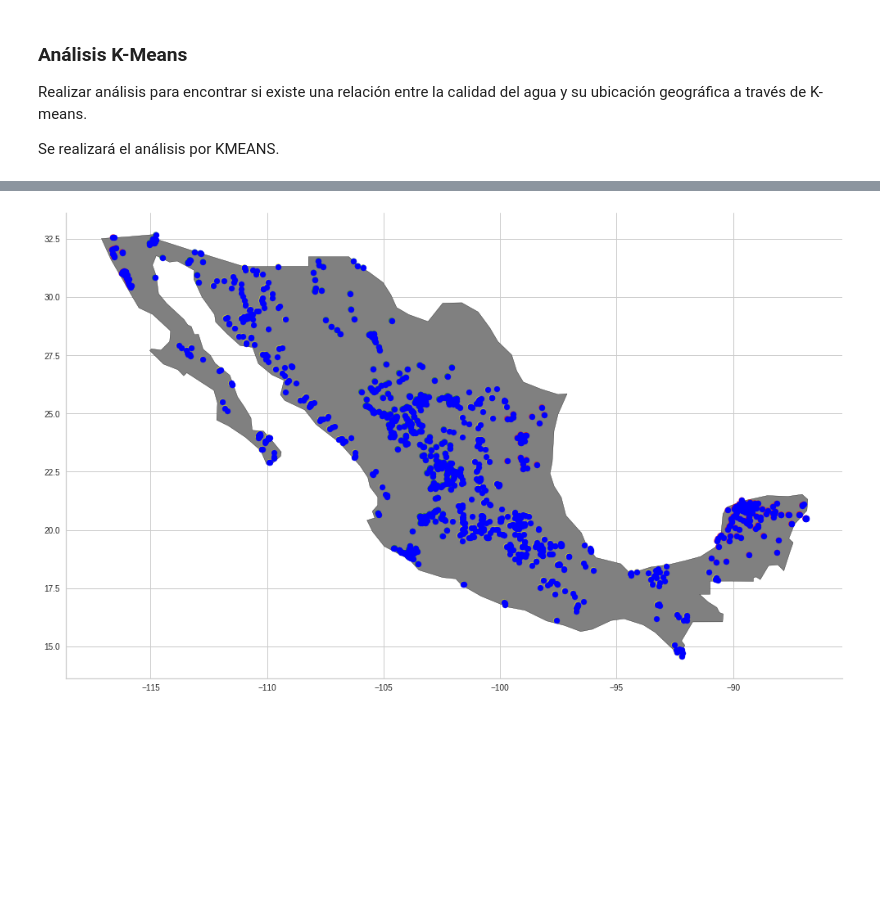
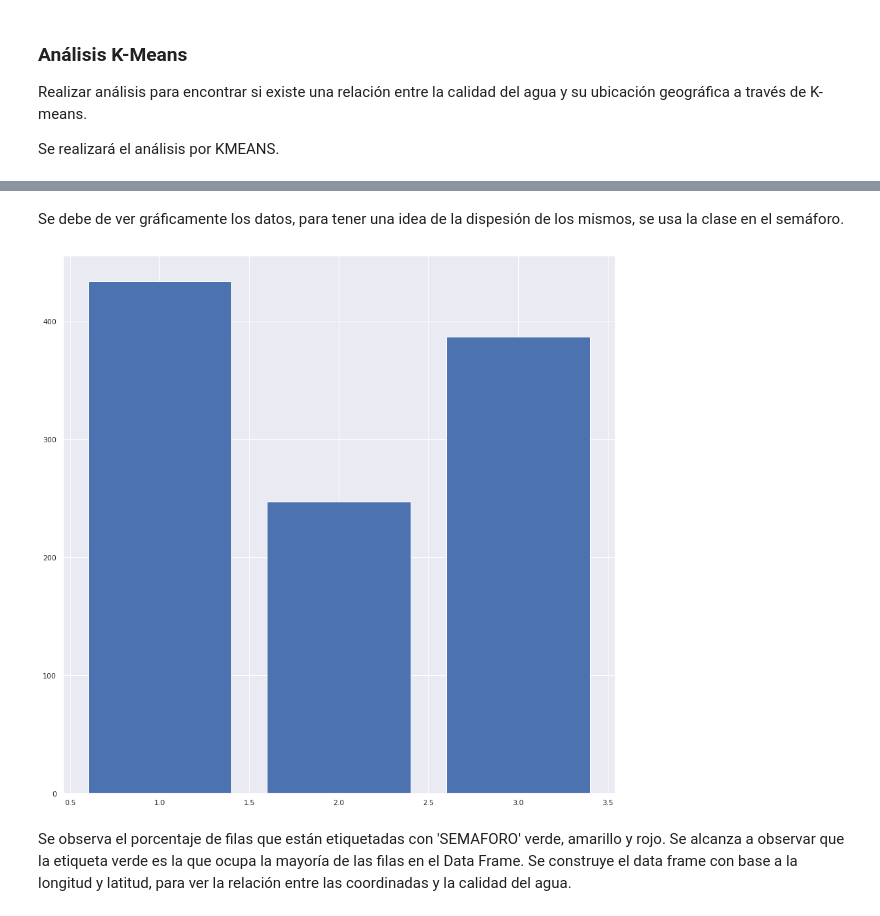
Before and after one commit to PosgradoMNA/actividades-del-projecto-equipo70, a Jupyter notebook: RetoFinal/Entrega1/Reto_Entrega1_Limpieza_análisis_visualización_kmeans.ipynb, the cells around one changed output, grey strips where cells are left out. Drawn from its saved outputs; the diff is of its cells as text; code cells hidden in the pictures; blank space fills up the shorter version.

```diff
--- a/RetoFinal/Entrega1/Reto_Entrega1_Limpieza_análisis_visualización_kmeans.ipynb
+++ b/RetoFinal/Entrega1/Reto_Entrega1_Limpieza_análisis_visualización_kmeans.ipynb
@@ -879,34 +661,0 @@ plt.show()
-# %%
-from sklearn.utils.extmath import row_norms
-fig, gax = plt.subplots(figsize=(17,17))
-
-colores20 = []
-color_asig20 = []
-
-# Verde 2
-# Rojo 1
-# Amarillo 0
-for numeros in promedios_contaminacion_semaforo2:
-  if (numeros==1.0):
-    colores20.append('red')
-  if (numeros==2.0):
-    colores20.append('green')
-  if (numeros==0.0):
-    colores20.append('yellow')
-
-for row in y2_pred:
-  color_asig20.append(colores20[row])
-
-
-mx_w.query("name == 'Mexico'").plot(ax = gax, edgecolor='black', color='gray')
-
-
-kS.plot(ax=gax, color=color_asig20, alpha = 0.5)
-gS.plot(ax=gax, color='blue', alpha = 1, markersize = 50)
-
-gax.spines['top'].set_visible(False)
-gax.spines['right'].set_visible(False)
-
-plt.show()
-# %% [output]
-[figure, removed]
@@ -912,0 +671,12 @@ plt.show()
+# %% [markdown]
+Se debe de ver gráficamente los datos, para tener una idea de la dispesión de los mismos, se usa la clase en el semáforo.
+# %%
+sns.set(rc={'figure.figsize':(15,15)})
+y = df_sub_clean['SEMAFORO']
+c = Counter(y)
+plt.bar(c.keys(), c.values())
+plt.show()
+# %% [output]
+[figure, added]
+# %% [markdown]
+Se observa el porcentaje de filas que están etiquetadas con 'SEMAFORO' verde, amarillo y rojo. Se alcanza a observar que la etiqueta verde es la que ocupa la mayoría de las filas en el Data Frame. Se construye el data frame con base a la longitud y latitud, para ver la relación entre las coordinadas y la calidad del agua.
```
Also changed, not shown: parts of 20 cells of this notebook.
